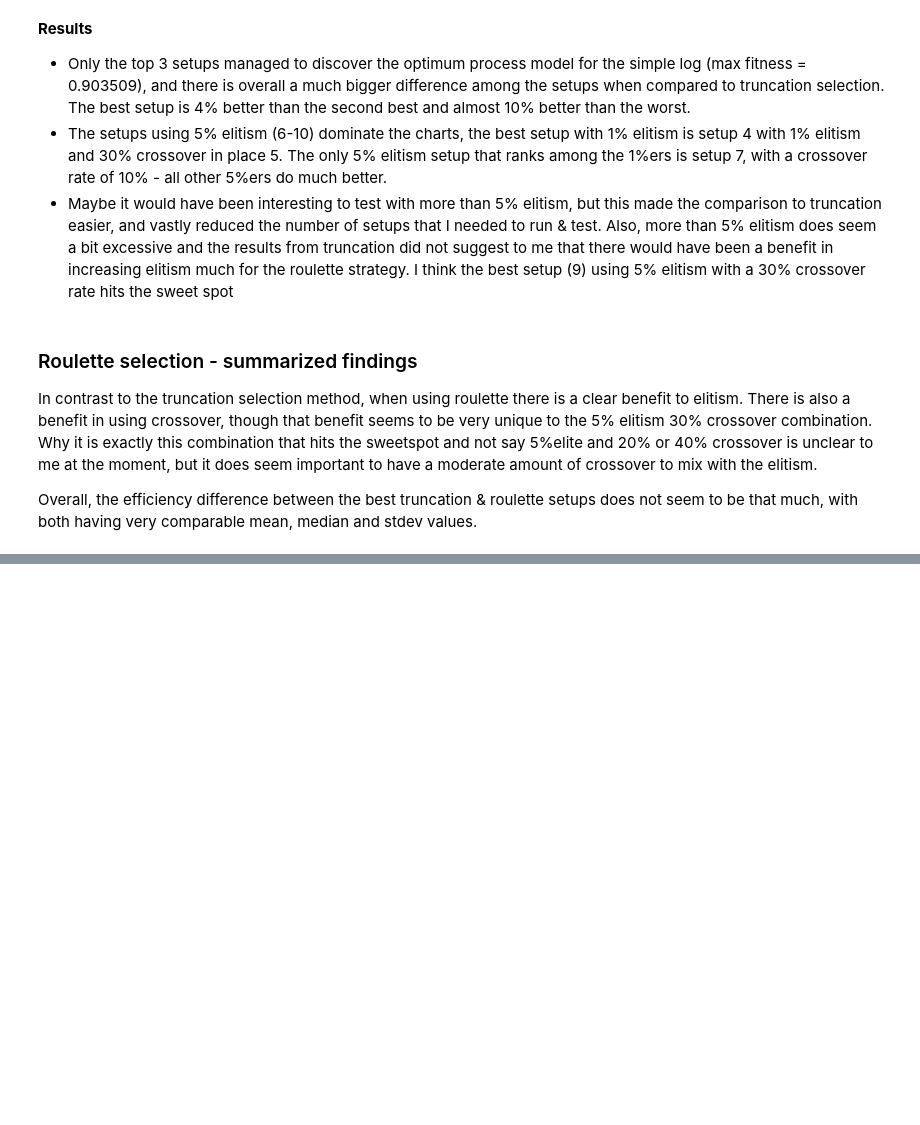
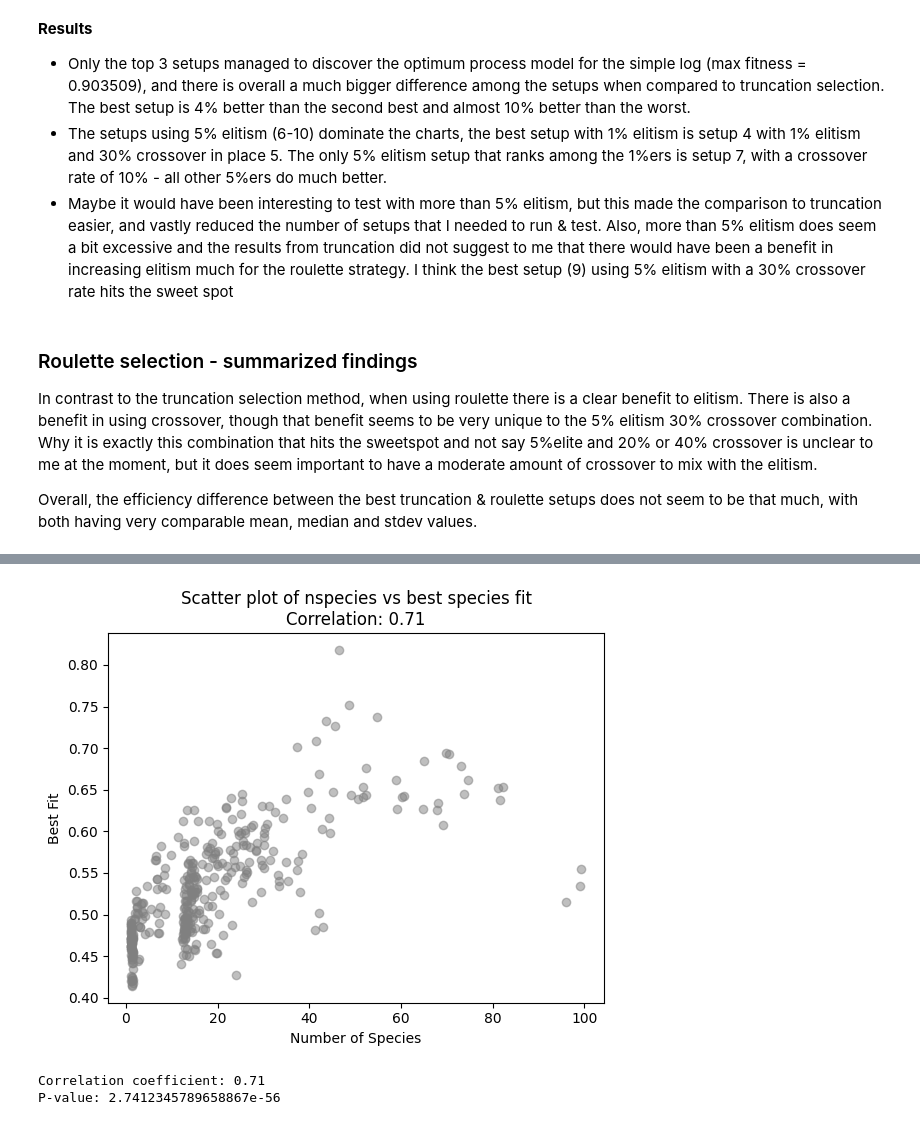
Before and after one commit to pastra98/EvolvePetriNets, a Jupyter notebook: analysis/analysis.ipynb, the cells around one changed output, grey strips where cells are left out. Saved outputs shown, nothing was run; the diff lists cells and outputs as text; code cells hidden in the pictures; blank space fills up the shorter version.

```diff
--- a/analysis/analysis.ipynb
+++ b/analysis/analysis.ipynb
@@ -566,0 +792,9 @@ Overall, the efficiency difference between the best truncation & roulette setups
+# %%
+import polars as pl
+reload(sa)
+speciation_predictors = [
+    "species_boundary", "pop_perc_crossover", "spawn_cutoff",
+    "species_component_pool_size", "allowed_gens_no_improvement"
+    ]
+
+speciation_regression = sa.run_regression(speciation_res, speciation_predictors)
@@ -566,0 +874,15 @@ Overall, the efficiency difference between the best truncation & roulette setups
+# %%
+correlation_coefficient, p_value = pearsonr(nspecies, bestspec)
+
+plt.scatter(nspecies, bestspec, color='grey', alpha=0.5)
+plt.title(f'Scatter plot of nspecies vs best species fit\nCorrelation: {correlation_coefficient:.2f}')
+plt.xlabel('Number of Species')
+plt.ylabel('Best Fit')
+plt.show()
+
+print(f'Correlation coefficient: {correlation_coefficient:.2f}')
+print(f'P-value: {p_value}')
+# %% [output]
+[figure, added]
+Correlation coefficient: 0.71
+P-value: 2.7412345789658867e-56
```
Also changed, not shown: parts of 11 cells of this notebook.
